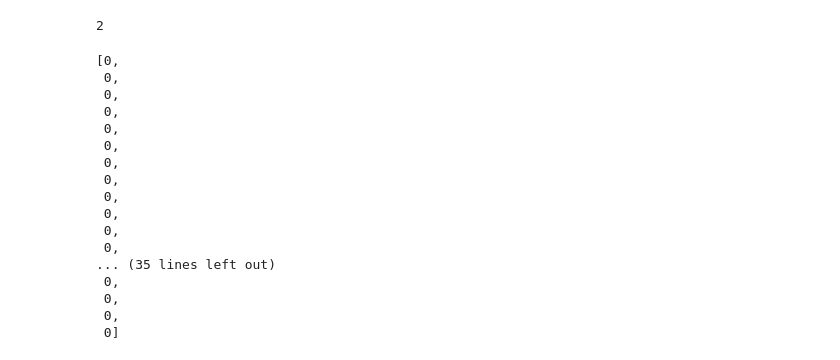
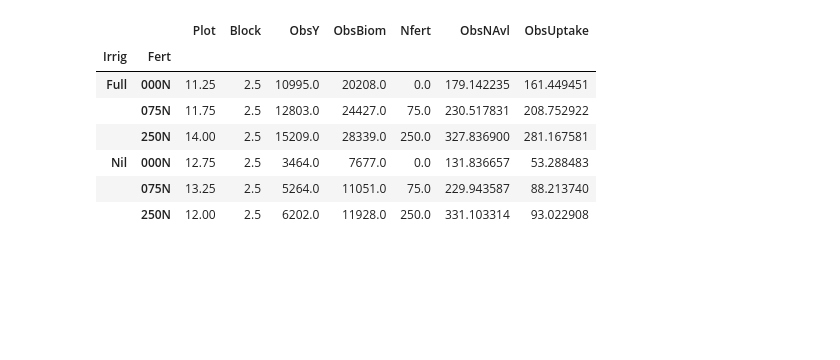
Before and after one commit to HamishBrownPFR/KayaPorterAnalysis, a Jupyter notebook: KPB.ipynb, the cells around one changed output. Cells and saved outputs as stored; diff of their text form; code cells hidden in the pictures; blank space fills up the shorter version.

```diff
--- a/KPB.ipynb
+++ b/KPB.ipynb
@@ -104,24 +81,0 @@ plt.plot(WalkPath.X,WalkPath.Y,'--',color='k')
-# %%
-min(2,3)
-# %% [output]
-2
-# %%
-AvailableN
-# %% [output]
-[0,
- 0,
- 0,
- 0,
- 0,
- 0,
- 0,
- 0,
- 0,
- 0,
- 0,
- 0,
-... (35 lines left out)
- 0,
- 0,
- 0,
- 0]
@@ -127,0 +102,15 @@ AvailableN
+# %%
+MaizeData = pd.read_pickle('MaizeData.pkl')
+MaizeMeans = MaizeData.groupby(level=['Irrig','Fert'],axis=0).mean()
+MaizeSD = MaizeData.groupby(level=['Irrig','Fert'],axis=0).std()
+# %%
+MaizeMeans
+# %% [output]
+|  |  | Plot | Block | ObsY | ObsBiom | Nfert | ObsNAvl | ObsUptake |
+| Irrig | Fert |  |  |  |  |  |  |  |
+| Full | 000N | 11.25 | 2.5 | 10995.0 | 20208.0 | 0.0 | 179.142235 | 161.449451 |
+|  | 075N | 11.75 | 2.5 | 12803.0 | 24427.0 | 75.0 | 230.517831 | 208.752922 |
+|  | 250N | 14.00 | 2.5 | 15209.0 | 28339.0 | 250.0 | 327.836900 | 281.167581 |
+| Nil | 000N | 12.75 | 2.5 | 3464.0 | 7677.0 | 0.0 | 131.836657 | 53.288483 |
+|  | 075N | 13.25 | 2.5 | 5264.0 | 11051.0 | 75.0 | 229.943587 | 88.213740 |
+|  | 250N | 12.00 | 2.5 | 6202.0 | 11928.0 | 250.0 | 331.103314 | 93.022908 |
```
Also changed, not shown: parts of 10 cells of this notebook, 2 other files.
